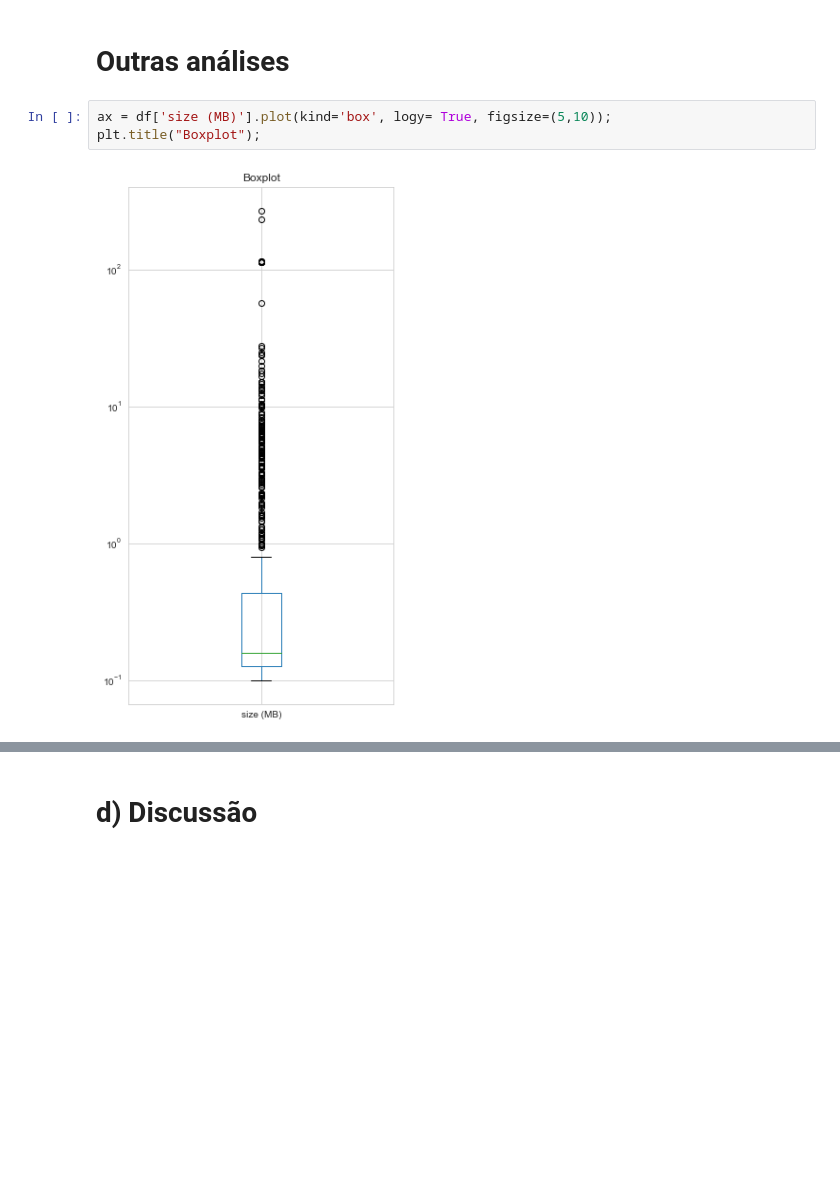
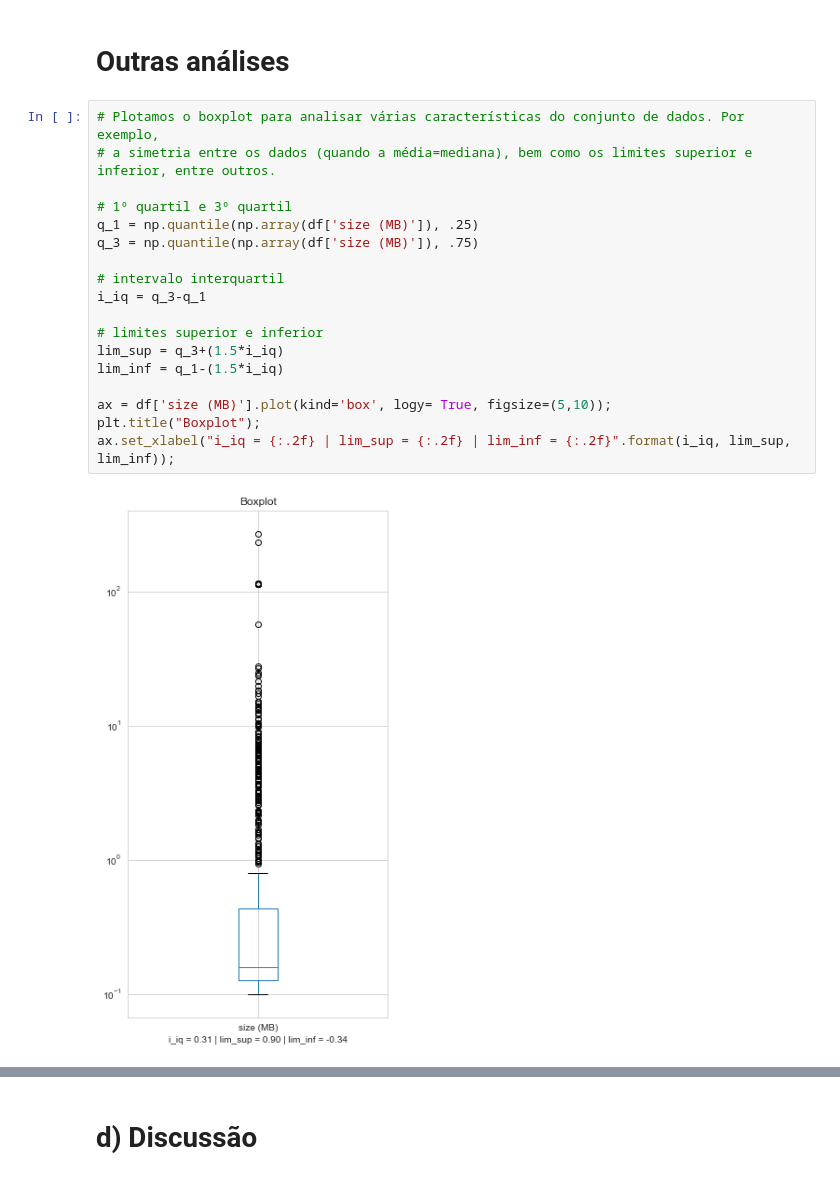
Before and after one commit to MathewsJosh/AvaDesSistemas, a Jupyter notebook: Trabalho 01/TVC 01 - Aquecimento.ipynb, the cells around one changed output, grey strips where cells are left out. Saved outputs shown, nothing was run; the diff lists cells and outputs as text; blank space fills up the shorter version.

```diff
--- a/Trabalho 01/TVC 01 - Aquecimento.ipynb
+++ b/Trabalho 01/TVC 01 - Aquecimento.ipynb
@@ -220,8 +236,23 @@ plt.ylabel("Densidade");
 # %% [markdown]
 # Outras análises
 # %%
+# Plotamos o boxplot para analisar várias características do conjunto de dados. Por exemplo,
+# a simetria entre os dados (quando a média=mediana), bem como os limites superior e inferior, entre outros.
+
+# 1º quartil e 3º quartil
+q_1 = np.quantile(np.array(df['size (MB)']), .25)
+q_3 = np.quantile(np.array(df['size (MB)']), .75)
+
+# intervalo interquartil
+i_iq = q_3-q_1
+
+# limites superior e inferior
+lim_sup = q_3+(1.5*i_iq)
+lim_inf = q_1-(1.5*i_iq)
+
 ax = df['size (MB)'].plot(kind='box', logy= True, figsize=(5,10));
 plt.title("Boxplot");
+ax.set_xlabel("i_iq = {:.2f} | lim_sup = {:.2f} | lim_inf = {:.2f}".format(i_iq, lim_sup, lim_inf));
 # %% [output]
-[figure, old version]
+[figure, new version]
 # %%
```
Also changed, not shown: parts of 12 cells of this notebook.
